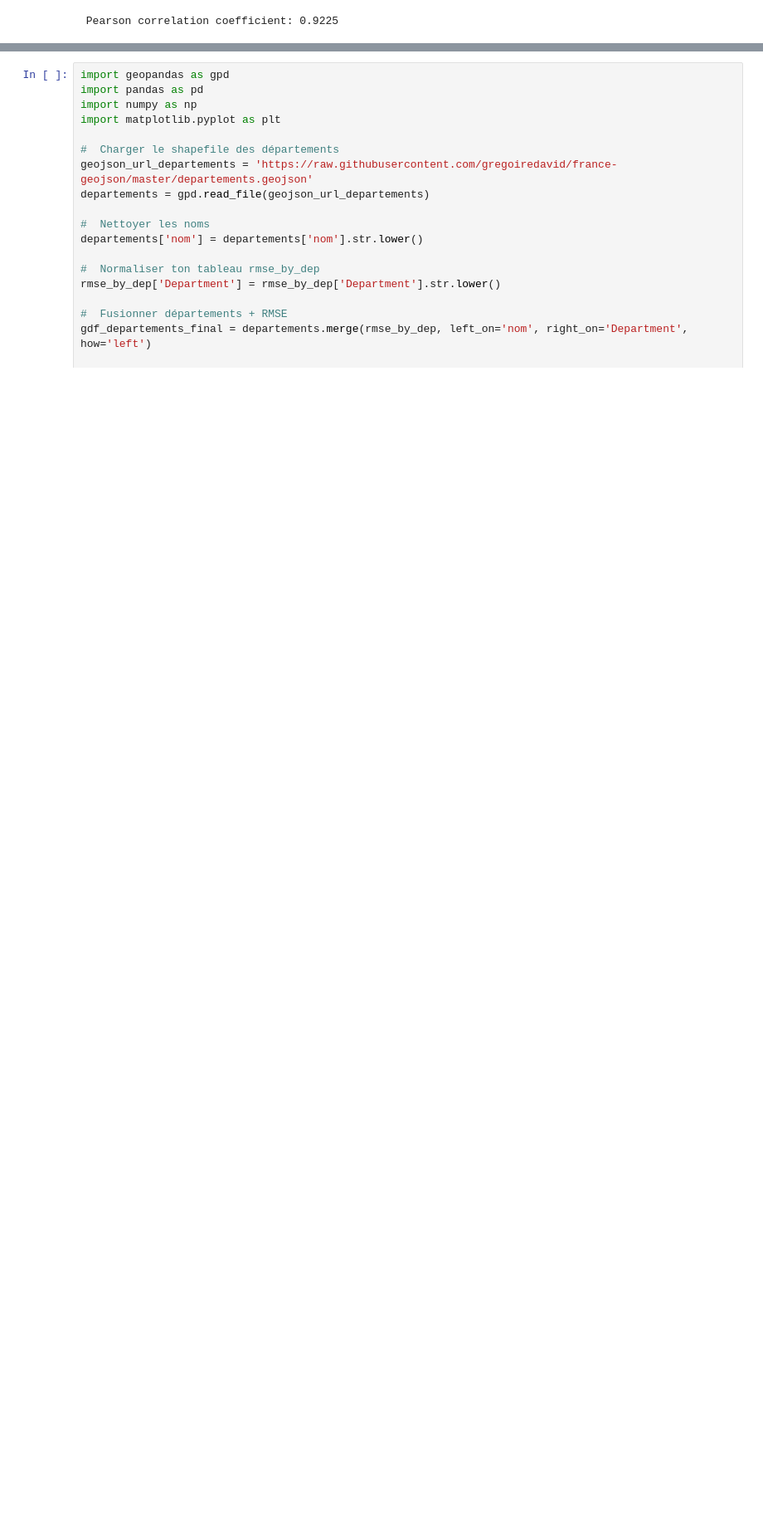
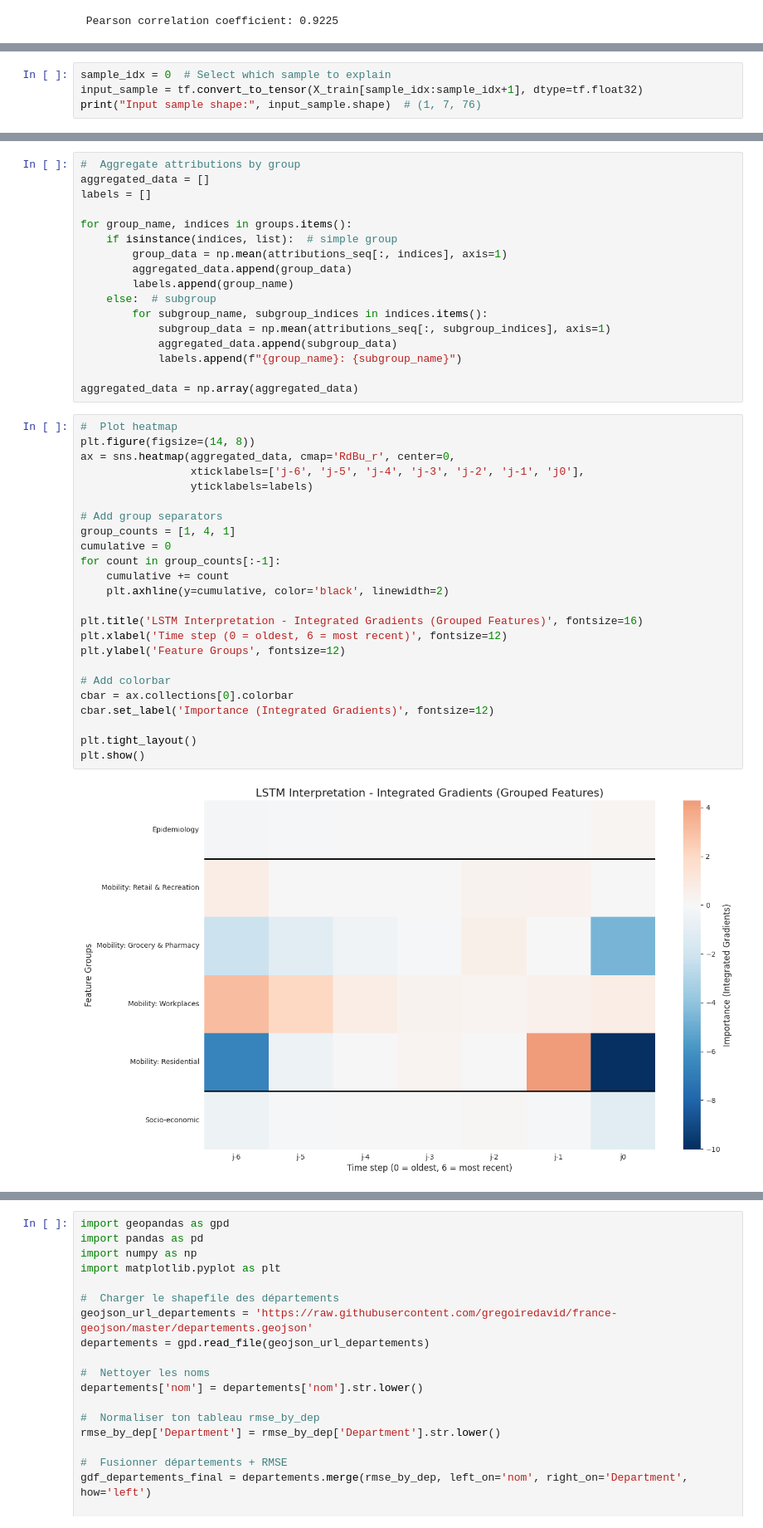
Before and after one commit to Mohamed-Diagne/Deep-Learning-Covid19-Spatial-Forcasting, a Jupyter notebook: Deep_Learning_Covid_Spatial_Forecasting.ipynb, the cells around one changed output, grey strips where cells are left out. Shown at 83% size. Drawn from its saved outputs; the diff is of its cells as text; blank space fills up the shorter version.

```diff
--- a/Deep_Learning_Covid_Spatial_Forecasting.ipynb
+++ b/Deep_Learning_Covid_Spatial_Forecasting.ipynb
@@ -825,0 +896,4 @@ Pearson correlation (train): 0.9602
+# %%
+sample_idx = 0  # Select which sample to explain
+input_sample = tf.convert_to_tensor(X_train[sample_idx:sample_idx+1], dtype=tf.float32)
+print("Input sample shape:", input_sample.shape)  # (1, 7, 76)
@@ -825,0 +944,43 @@ Pearson correlation (train): 0.9602
+# %%
+#  Aggregate attributions by group
+aggregated_data = []
+labels = []
+
+for group_name, indices in groups.items():
+    if isinstance(indices, list):  # simple group
+        group_data = np.mean(attributions_seq[:, indices], axis=1)
+        aggregated_data.append(group_data)
+        labels.append(group_name)
+    else:  # subgroup
+        for subgroup_name, subgroup_indices in indices.items():
+            subgroup_data = np.mean(attributions_seq[:, subgroup_indices], axis=1)
+            aggregated_data.append(subgroup_data)
+            labels.append(f"{group_name}: {subgroup_name}")
+
+aggregated_data = np.array(aggregated_data)
+# %%
+#  Plot heatmap
+plt.figure(figsize=(14, 8))
+ax = sns.heatmap(aggregated_data, cmap='RdBu_r', center=0,
+                 xticklabels=['j-6', 'j-5', 'j-4', 'j-3', 'j-2', 'j-1', 'j0'],
+                 yticklabels=labels)
+
+# Add group separators
+group_counts = [1, 4, 1]
+cumulative = 0
+for count in group_counts[:-1]:
+    cumulative += count
+    plt.axhline(y=cumulative, color='black', linewidth=2)
+
+plt.title('LSTM Interpretation - Integrated Gradients (Grouped Features)', fontsize=16)
+plt.xlabel('Time step (0 = oldest, 6 = most recent)', fontsize=12)
+plt.ylabel('Feature Groups', fontsize=12)
+
+# Add colorbar
+cbar = ax.collections[0].colorbar
+cbar.set_label('Importance (Integrated Gradients)', fontsize=12)
+
+plt.tight_layout()
+plt.show()
+# %% [output]
+[figure, added]
```
Also changed, not shown: parts of 24 cells of this notebook.
